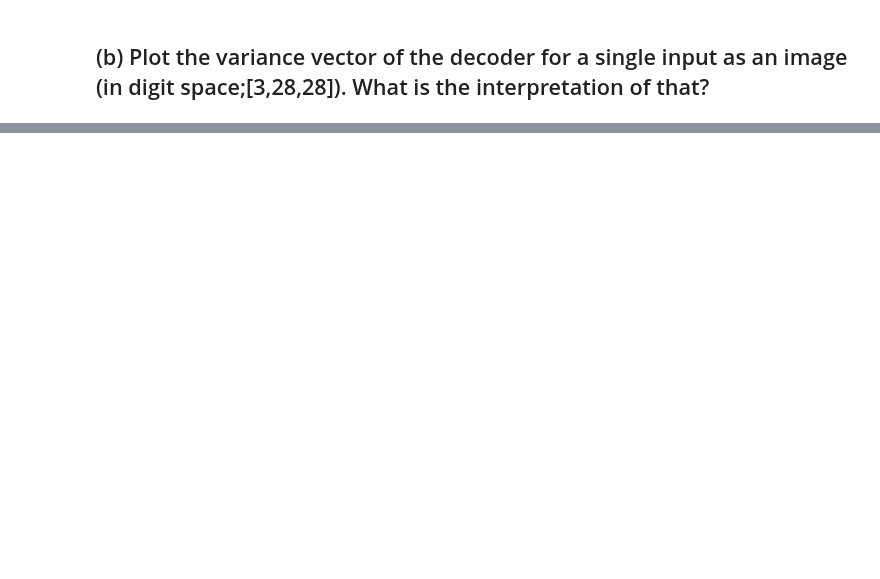
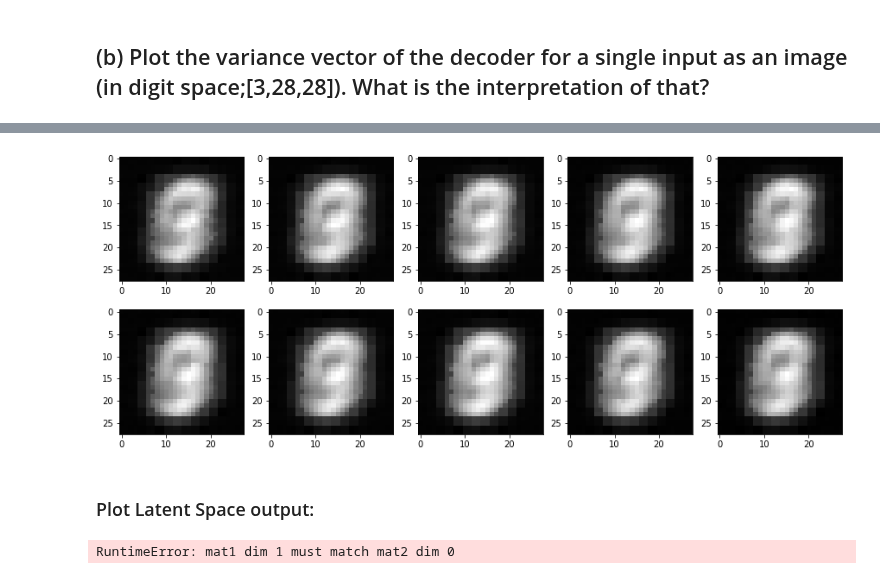
Before and after one commit to pwl482/patrec_2020, a Jupyter notebook: Assignment_11/AutoEncoders_Paul.ipynb, the cells around one changed output, grey strips where cells are left out. Drawn from its saved outputs; the diff is of its cells as text; code cells hidden in the pictures; blank space fills up the shorter version.

```diff
--- a/Assignment_11/AutoEncoders_Paul.ipynb
+++ b/Assignment_11/AutoEncoders_Paul.ipynb
@@ -521,0 +600,16 @@ plt.show()
+# %%
+filename_mse = 'vae_model_mse.pth'
+# %%
+checkpoint_mse = {
+    'model_state_dict': vae_model_mse.state_dict(),
+    'optimizer_state_dict': vae_optim_mse.state_dict(),
+    'latent_width': vae_model_mse.latent_width,
+    'epoch': 25,
+    'losses': vae_losses_mse
+}
+
+with open(filename_mse, 'wb') as f:
+    pk.dump(checkpoint_mse, f)
+# %%
+with open(filename_mse, 'rb') as f:
+    checkpoint_mse = pk.load(f)
@@ -521,0 +622,20 @@ plt.show()
+# %%
+fig = plt.figure(figsize=(15, 6))
+columns = 5
+rows = 2
+counter = 0
+img_block = vae_model_mse.sample_without_decoder_sampling(10)
+for img in img_block:
+    img_new = img[0].detach().cpu().numpy()
+    fig.add_subplot(rows, columns, counter+1)
+    plt.imshow(img_new, cmap="gray")
+    counter += 1
+plt.show()
+# %% [output]
+[figure, added]
+# %% [markdown]
+### Plot Latent Space output:
+# %%
+plot_latent_images(vae_model_mse, 20)
+# %% [output]
+RuntimeError: mat1 dim 1 must match mat2 dim 0
```
Also changed, not shown: parts of 30 cells of this notebook.
